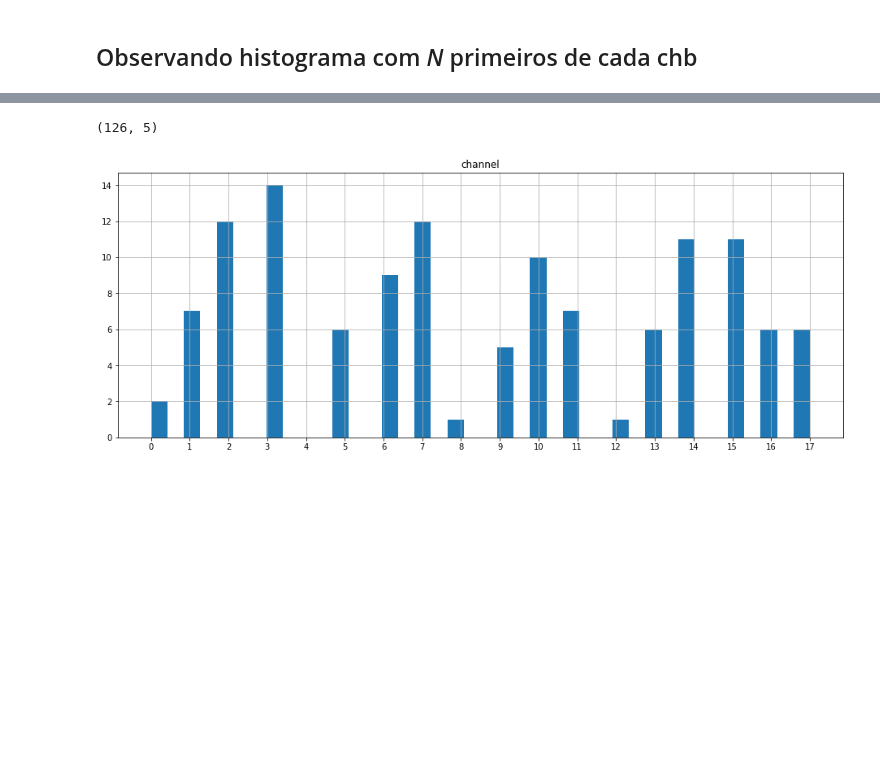
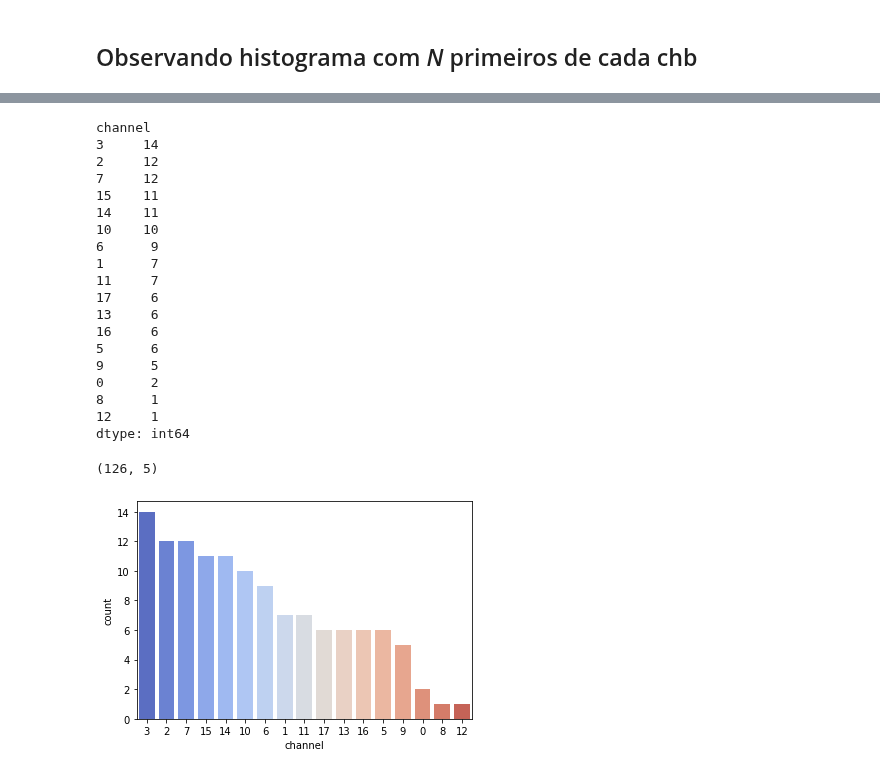
Before and after one commit to newtmagalhaes/Machine-Learning, a Jupyter notebook: ML/f02-chb/02-ranks.ipynb, the cells around one changed output, grey strips where cells are left out. Drawn from its saved outputs; the diff is of its cells as text; code cells hidden in the pictures; blank space fills up the shorter version.

```diff
--- a/ML/f02-chb/02-ranks.ipynb
+++ b/ML/f02-chb/02-ranks.ipynb
@@ -82,14 +324,39 @@ rank_top9_DF.shape
 # %%
 top6_per_dataframe_list = [top6.sort_values(by='mean', ascending=False).head(6) for top6 in dataframe_list]
 
 rank_top6_DF = pd.concat(top6_per_dataframe_list, ignore_index=True)
 
-rank_top6_DF.hist(column='channel', bins=40, figsize=(16, 6))[0, 0].set_xticks(range(18))
+print(rank_top6_DF.value_counts(subset='channel'))
+sns.countplot(
+    data=rank_top6_DF,
+    x='channel',
+    palette=sns.color_palette('coolwarm', 18),
+    order=rank_top6_DF.value_counts('channel').index
+)
 
 rank_top6_DF.shape
 # %% [output]
-(126, 5)
+channel
+3     14
+2     12
+7     12
+15    11
+14    11
+10    10
+6      9
+1      7
+11     7
+17     6
+13     6
+16     6
+5      6
+9      5
+0      2
+8      1
+12     1
+dtype: int64
+(126, 5)
-[figure, old version]
+[figure, new version]
 # %%
 top3_per_dataframe_list = [top3.sort_values(by='mean', ascending=False).head(3) for top3 in dataframe_list]
 
```
Also changed, not shown: parts of 10 cells of this notebook.
